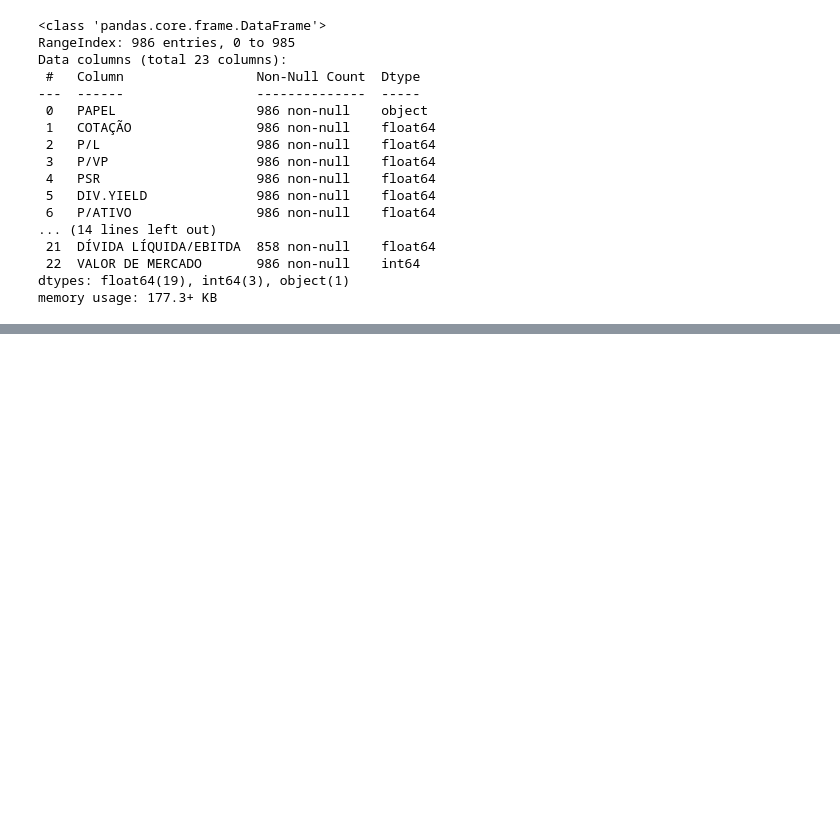
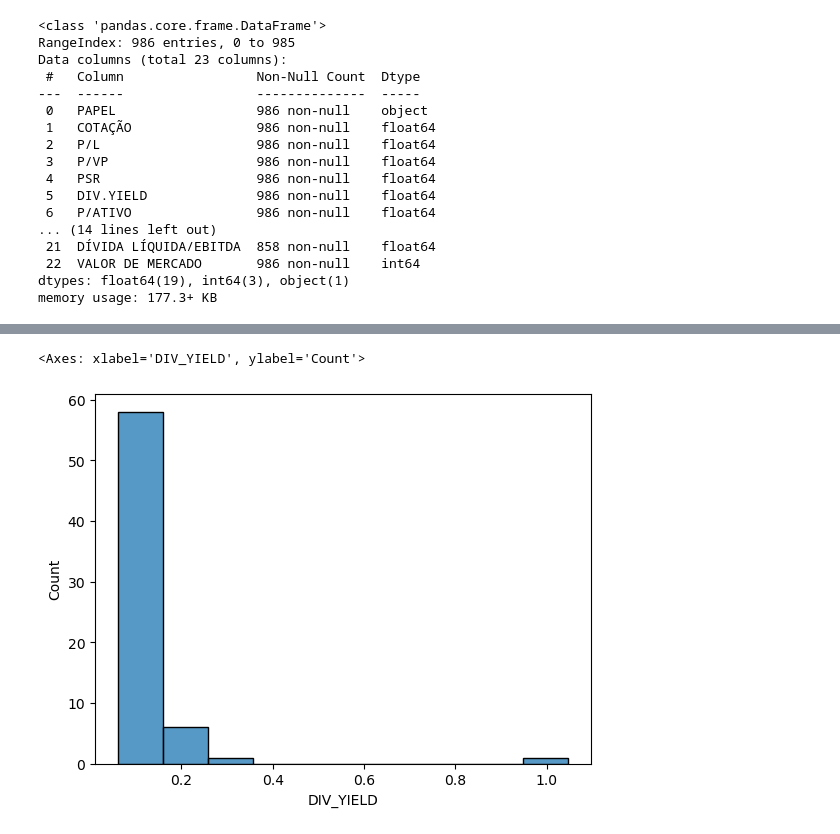
Before and after one commit to MaercioMamedes/Analise_Bolsa_com_Python, a Jupyter notebook: analise_b3.ipynb, the cells around one changed output, grey strips where cells are left out. Saved outputs shown, nothing was run; the diff lists cells and outputs as text; code cells hidden in the pictures; blank space fills up the shorter version.

Commit message:
graph implementation

```diff
--- a/analise_b3.ipynb
+++ b/analise_b3.ipynb
@@ -11,3 +15,25 @@ import re
+# %%
+# helpers
+
+def format_column_names(text):
+
+
+
+    string_step1 = text.replace(".", "_")
+
+    string_step2 = string_step1.replace(' ', "_")
+
+    string_step3 = string_step2.replace('/', '_')
+
+    string_step4 = string_step3.replace('__', '_')
+
+    if '_' == string_step4[-1]:
+
+        return normalize('NFKD', string_step4[:-1]).encode('ASCII', 'ignore').decode('ASCII')
+
+    else:
+
+        return normalize('NFKD', string_step4).encode('ASCII', 'ignore').decode('ASCII')
 # %% [markdown]
 ## ATIVIDADE 1
 # %%
@@ -202,0 +252,5 @@ memory usage: 177.3+ KB
+# %%
+# preenchendo valores ausentes com Zero
+
+data.fillna(value=0, inplace=True)
+data.isna().sum()
@@ -202,0 +275,7 @@ memory usage: 177.3+ KB
+# %%
+# Ajustes dos nomes das colunas
+
+columns = list(data.columns)
+new_columns = {col: format_column_names(col) for col in columns}
+data.rename(columns=new_columns, inplace=True)
+data.head()
@@ -202,0 +289,5 @@ memory usage: 177.3+ KB
+# %%
+# Média do DIVIDEND YIELD das empresas com MARGEM LÍQUIDA MAIOR QUE 10%
+
+dividend_top = data.query("DIV_YIELD >= 0.06 and MRG_LIQ > 0.1")
+dividend_top['DIV_YIELD'].describe()
@@ -202,0 +304,5 @@ memory usage: 177.3+ KB
+# %%
+sns.histplot(dividend_top['DIV_YIELD'], bins=10)
+# %% [output]
+<Axes: xlabel='DIV_YIELD', ylabel='Count'>
+[figure, added]
```
Also changed, not shown: parts of 13 cells of this notebook, 1 other file.
